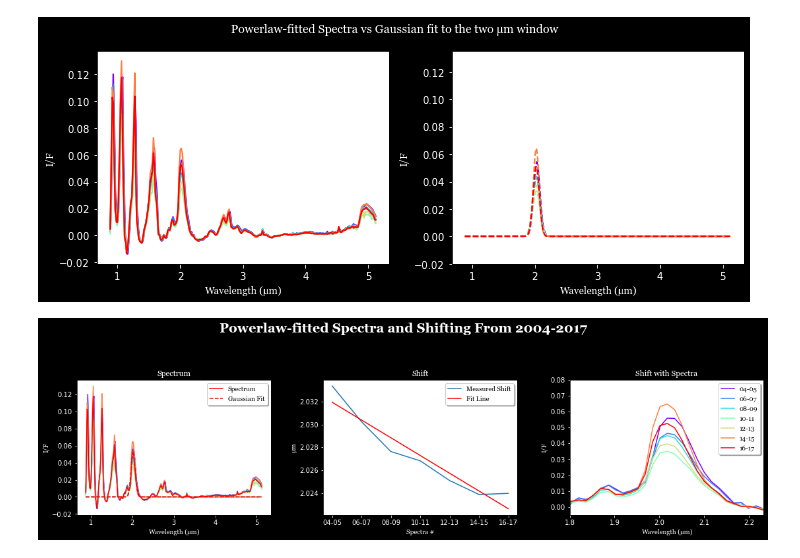
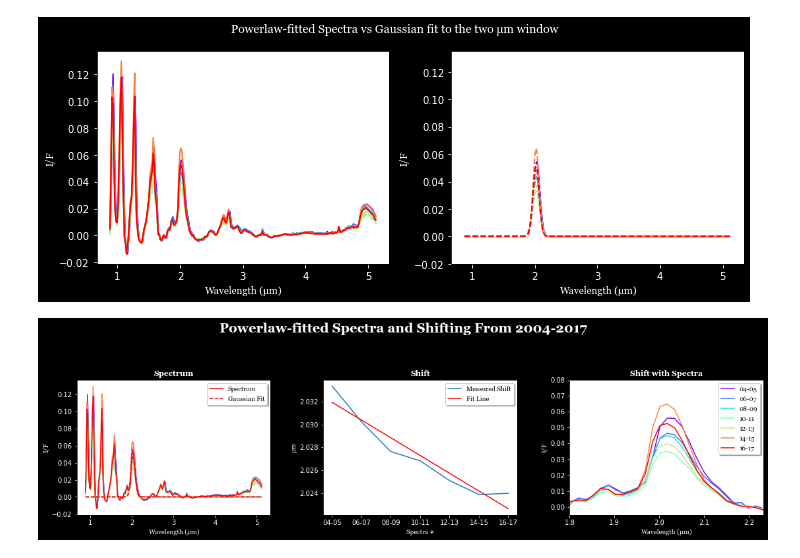
Before and after one commit to lucaslibshutz/spectralResearch, a Jupyter notebook: rainbow_fit.ipynb, the cells around one changed output. Saved outputs shown, nothing was run; the diff lists cells and outputs as text; code cells hidden in the pictures.

```diff
--- a/rainbow_fit.ipynb
+++ b/rainbow_fit.ipynb
@@ -98,37 +98,37 @@ p = np.polyval(np.polyfit(x,y,1),x)
 axs[1].plot(x,y,label='Measured Shift')
 axs[1].plot(x,p,c='r',label='Fit Line')
 
-axs[0].set_title('Spectrum',color='white',fontname='Georgia')
-axs[1].set_title('Shift',color='white',fontname='Georgia')
-axs[2].set_title('Shift with Spectra',color='white',fontname='Georgia')
+axs[0].set_title('Spectrum',color='white',fontname='Georgia',fontweight='bold')
+axs[1].set_title('Shift',color='white',fontname='Georgia',fontweight='bold')
+axs[2].set_title('Shift with Spectra',color='white',fontname='Georgia',fontweight='bold')
 
 # Plot shifting in two micron window
 for spectrum,c,number in zip(spectra_list,color,new_array):
     string = number[1:3]+'-'+number[3:5]
     axs[2].plot(vims_wave,spectrum,c=c,label=string)
 
 axs[2].set_xlim(vims_wave[np.min(window)],vims_wave[np.max(window)])
 axs[2].set_ylim(-0.005,0.08)
 
 for ax in fig.get_axes():
     ax.tick_params(axis='x',colors='white')
     ax.tick_params(axis='y',colors='white')
 
 #Labels for Axes
 axs[0].set_xlabel('Wavelength (µm)',color='white',fontname='Georgia')
 axs[0].set_ylabel('I/F',color='white',fontname='Georgia')
 axs[1].set_xlabel('Spectra #',color='white',fontname='Georgia')
 axs[1].set_ylabel('µm',color='white',fontname='Georgia')
 axs[1].set_xticks(ticks=np.linspace(0,14,7),labels=year_list)
 axs[2].set_xlabel('Wavelength (µm)',color='white',fontname='Georgia')
 axs[2].set_ylabel('I/F',color='white',fontname='Georgia')
 axs[2].set_xticks(axis='x',ticks=np.arange(1.8,2.3,.1))
 
 L = [axs[0].legend(shadow=True),axs[1].legend(shadow=True),axs[2].legend(shadow=True)]
 for i in range(len(L)):
     plt.setp(L[i].texts,family='Georgia')
 
 fig.tight_layout(pad=3.0)
 plt.show()
 # %% [output]
-[figure, old version]
+[figure, new version]
```
Also changed, not shown: 1 other file.
